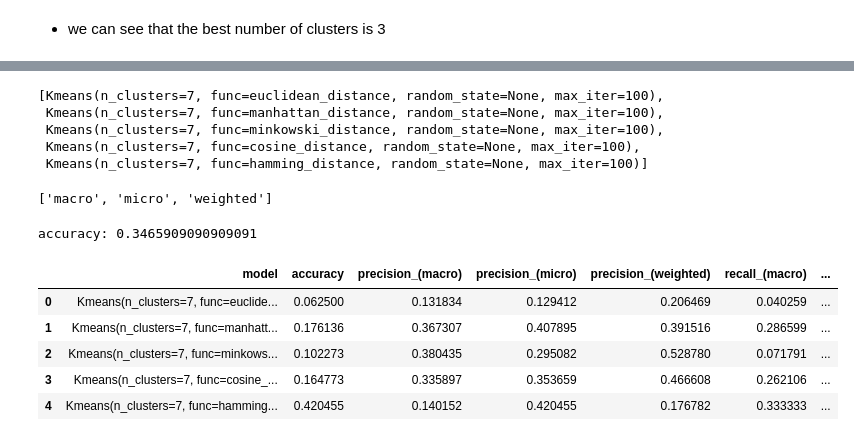
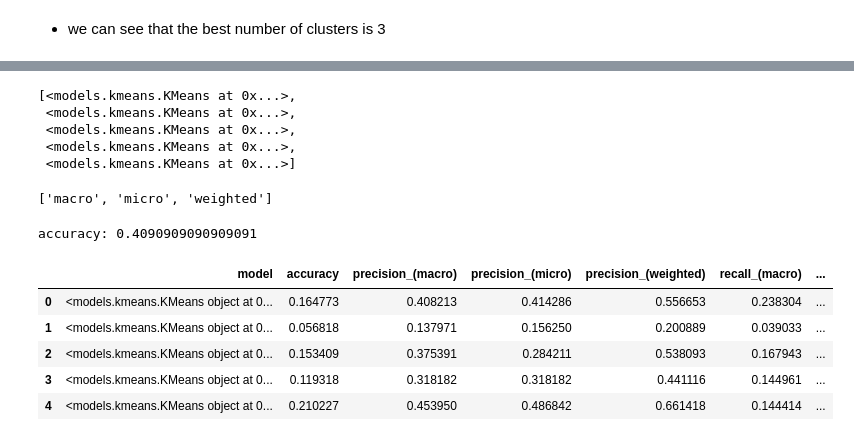
Before and after one commit to Mounir-charef/data_mining, a Jupyter notebook: notebooks/unsupervised_learning.ipynb, the cells around one changed output, grey strips where cells are left out. Drawn from its saved outputs; the diff is of its cells as text; code cells hidden in the pictures.

```diff
--- a/notebooks/unsupervised_learning.ipynb
+++ b/notebooks/unsupervised_learning.ipynb
@@ -51,8 +47,8 @@ kmeans_elbow(X.to_numpy(), k_range=range(2, 7), strategy='manhattan')
 # %% [markdown]
 - we can see that the best number of clusters is 3
 # %%
-kmeans = Kmeans(n_clusters=3, max_iter=100)
+kmeans = KMeans(num_clusters=3, max_iter=100)
 # %%
-kmeans.fit(X_train.to_numpy())
+kmeans.fit(X_train)
 kmeans.labels_
 # %% [output]
@@ -94,12 +87,12 @@ kmeans.plot(X_train.to_numpy())
 # %%
-models = [Kmeans(n_clusters=7, max_iter=100, func=strategy) for strategy in strategies]
+models = [KMeans(num_clusters=7, max_iter=100) for strategy in strategies]
 models
 # %% [output]
-[Kmeans(n_clusters=7, func=euclidean_distance, random_state=None, max_iter=100),
- Kmeans(n_clusters=7, func=manhattan_distance, random_state=None, max_iter=100),
- Kmeans(n_clusters=7, func=minkowski_distance, random_state=None, max_iter=100),
- Kmeans(n_clusters=7, func=cosine_distance, random_state=None, max_iter=100),
- Kmeans(n_clusters=7, func=hamming_distance, random_state=None, max_iter=100)]
+[<models.kmeans.KMeans at 0x...>,
+ <models.kmeans.KMeans at 0x...>,
+ <models.kmeans.KMeans at 0x...>,
+ <models.kmeans.KMeans at 0x...>,
+ <models.kmeans.KMeans at 0x...>]
 # %%
 averages = list(get_args(Average))
 averages.remove('binary')
@@ -107,17 +100,17 @@ averages
 # %% [output]
 ['macro', 'micro', 'weighted']
 # %%
-pred = kmeans.predict(X_test.to_numpy())
+pred = kmeans.predict(X_test)
 
-print(f'accuracy: {(pred == Y_test.to_numpy()).sum() / len(pred)}')
+print(f'accuracy: {(pred == Y_test).sum() / len(pred)}')
 # %% [output]
-accuracy: 0.3465909090909091
+accuracy: 0.4090909090909091
 # %%
-evaluate(X_train.to_numpy(), Y_train.to_numpy(), X_test.to_numpy(), Y_test.to_numpy(), models, get_args(Metric), averages)
+evaluate(X_train, Y_train, X_test, Y_test, models, get_args(Metric), averages)
 # %% [output]
 |  | model | accuracy | precision_(macro) | precision_(micro) | precision_(weighted) | recall_(macro) | ... |
-| 0 | Kmeans(n_clusters=7, func=euclide... | 0.062500 | 0.131834 | 0.129412 | 0.206469 | 0.040259 | ... |
-| 1 | Kmeans(n_clusters=7, func=manhatt... | 0.176136 | 0.367307 | 0.407895 | 0.391516 | 0.286599 | ... |
-| 2 | Kmeans(n_clusters=7, func=minkows... | 0.102273 | 0.380435 | 0.295082 | 0.528780 | 0.071791 | ... |
-| 3 | Kmeans(n_clusters=7, func=cosine_... | 0.164773 | 0.335897 | 0.353659 | 0.466608 | 0.262106 | ... |
-| 4 | Kmeans(n_clusters=7, func=hamming... | 0.420455 | 0.140152 | 0.420455 | 0.176782 | 0.333333 | ... |
+| 0 | <models.kmeans.KMeans object at 0... | 0.164773 | 0.408213 | 0.414286 | 0.556653 | 0.238304 | ... |
+| 1 | <models.kmeans.KMeans object at 0... | 0.056818 | 0.137971 | 0.156250 | 0.200889 | 0.039033 | ... |
+| 2 | <models.kmeans.KMeans object at 0... | 0.153409 | 0.375391 | 0.284211 | 0.538093 | 0.167943 | ... |
+| 3 | <models.kmeans.KMeans object at 0... | 0.119318 | 0.318182 | 0.318182 | 0.441116 | 0.144961 | ... |
+| 4 | <models.kmeans.KMeans object at 0... | 0.210227 | 0.453950 | 0.486842 | 0.661418 | 0.144414 | ... |
```
Also changed, not shown: parts of 5 cells of this notebook, 5 other files.
